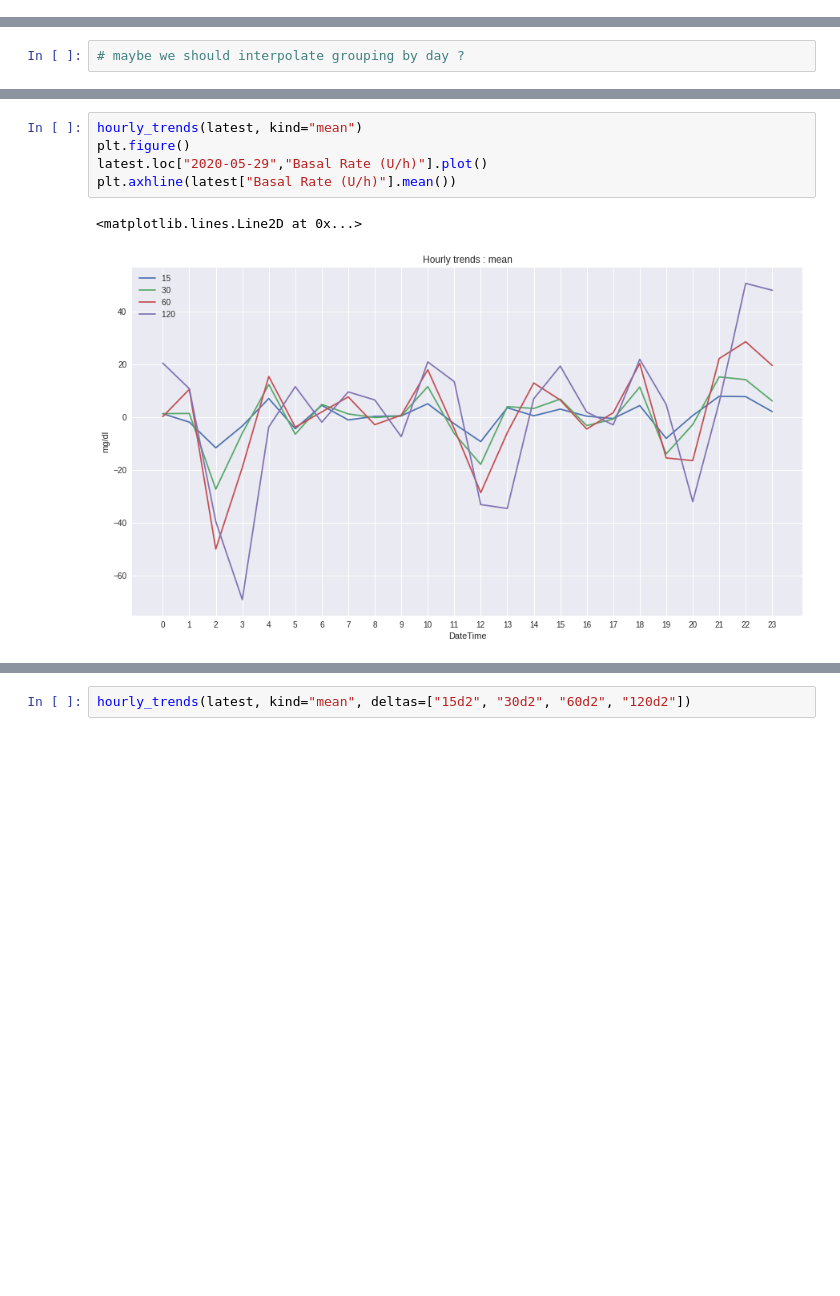
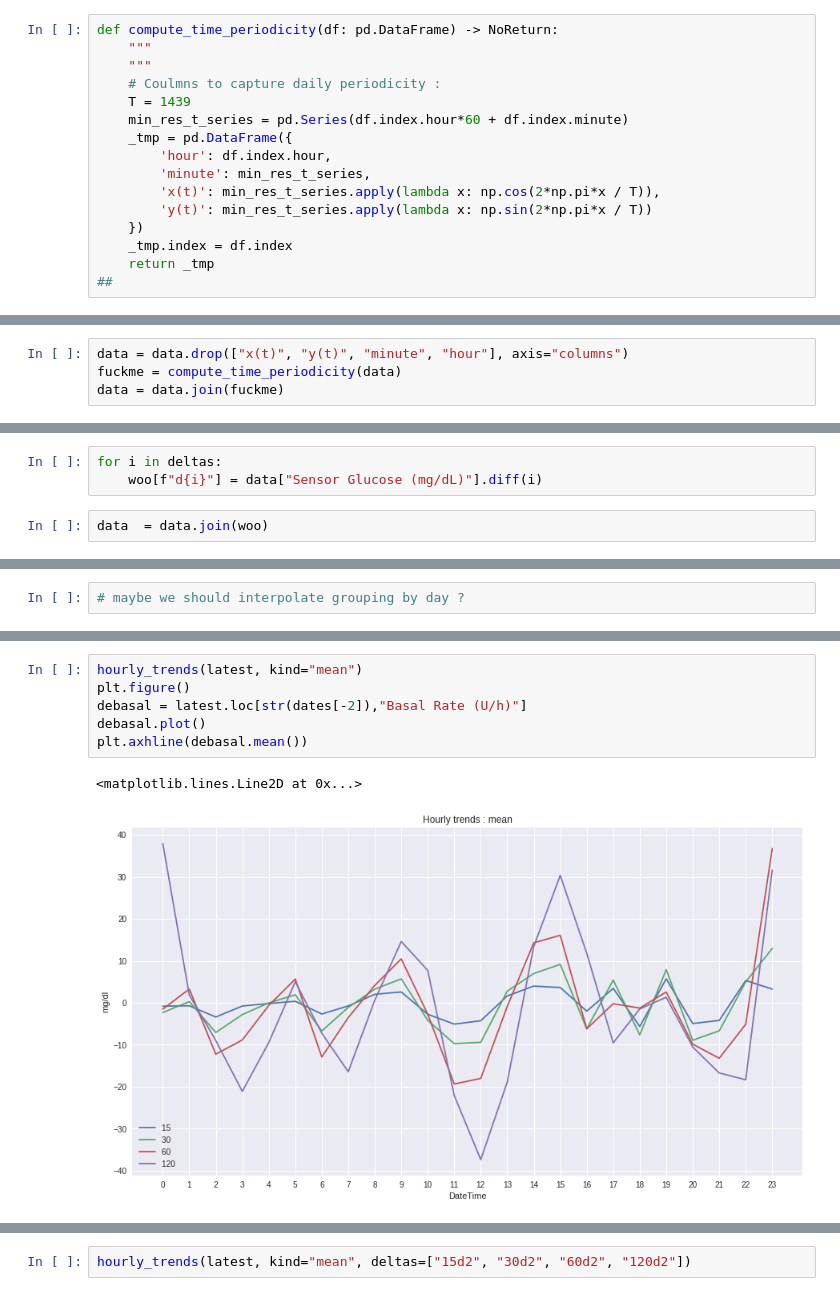
Before and after one commit to gmagannaDevelop/Diabetes-Analysis, a Jupyter notebook: Trend_Descriptive.ipynb, the cells around one changed output, grey strips where cells are left out. Cells and saved outputs as stored; diff of their text form; blank space fills up the shorter version.

```diff
--- a/Trend_Descriptive.ipynb
+++ b/Trend_Descriptive.ipynb
@@ -199,0 +236,16 @@ data = import_csv("interpolated/NG1988812H_Maganna_Gustavo_(8-03-20)_(30-05-20)_
+# %%
+def compute_time_periodicity(df: pd.DataFrame) -> NoReturn:
+    """
+    """
+    # Coulmns to capture daily periodicity :
+    T = 1439
+    min_res_t_series = pd.Series(df.index.hour*60 + df.index.minute)
+    _tmp = pd.DataFrame({
+        'hour': df.index.hour,
+        'minute': min_res_t_series,
+        'x(t)': min_res_t_series.apply(lambda x: np.cos(2*np.pi*x / T)),
+        'y(t)': min_res_t_series.apply(lambda x: np.sin(2*np.pi*x / T))
+    })
+    _tmp.index = df.index
+    return _tmp
+##
@@ -199,0 +267,4 @@ data = import_csv("interpolated/NG1988812H_Maganna_Gustavo_(8-03-20)_(30-05-20)_
+# %%
+data = data.drop(["x(t)", "y(t)", "minute", "hour"], axis="columns")
+fuckme = compute_time_periodicity(data)
+data = data.join(fuckme)
@@ -203,0 +304,5 @@ data = import_csv("interpolated/NG1988812H_Maganna_Gustavo_(8-03-20)_(30-05-20)_
+# %%
+for i in deltas:
+    woo[f"d{i}"] = data["Sensor Glucose (mg/dL)"].diff(i)
+# %%
+data  = data.join(woo)
@@ -279,8 +434,9 @@ sns.scatterplot(
 # %%
 hourly_trends(latest, kind="mean")
 plt.figure()
-latest.loc["2020-05-29","Basal Rate (U/h)"].plot()
-plt.axhline(latest["Basal Rate (U/h)"].mean())
+debasal = latest.loc[str(dates[-2]),"Basal Rate (U/h)"]
+debasal.plot()
+plt.axhline(debasal.mean())
 # %% [output]
 <matplotlib.lines.Line2D at 0x...>
-[figure, old version]
+[figure, new version]
```
Also changed, not shown: parts of 27 cells of this notebook, 5 other files.
